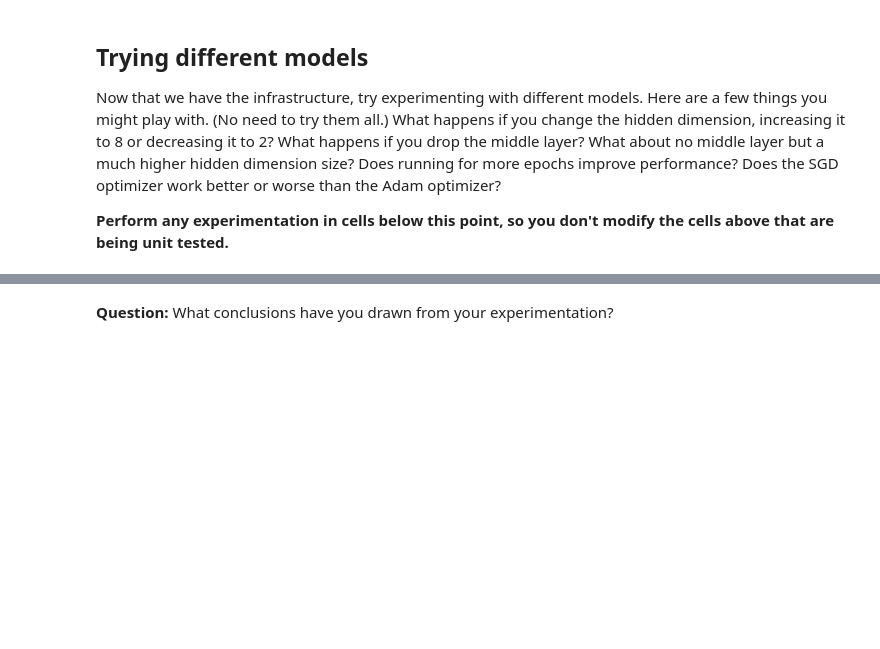
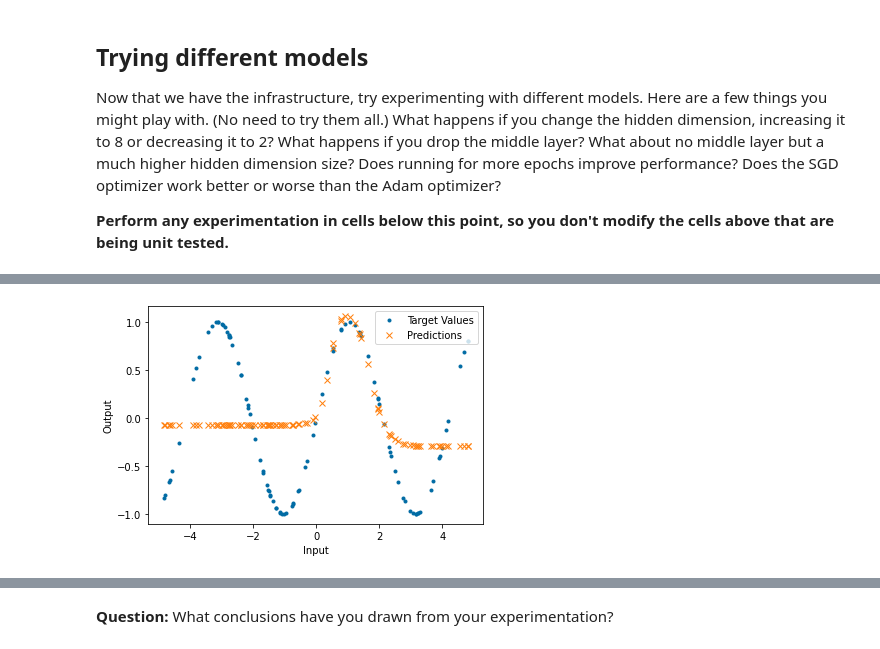
Before and after one commit to mgilbert1/lab1-5, a Jupyter notebook: lab1-5.ipynb, the cells around one changed output, grey strips where cells are left out. Drawn from its saved outputs; the diff is of its cells as text; code cells hidden in the pictures; blank space fills up the shorter version.

```diff
--- a/lab1-5.ipynb
+++ b/lab1-5.ipynb
@@ -541,0 +641,8 @@ Now that we have the infrastructure, try experimenting with different models. He
+# %%
+model_hd2 = FFNN(2).to(device)
+model_hd2.reset_state()
+optim_hd2 = torch.optim.Adam(model_hd2.parameters(), lr = LEARNING_RATE)
+train_model(model_hd2, criterion, optim_hd2, train_data)
+loss, predictions = eval_model(model_hd2, criterion, test_data)
+visualize_predictions(test_data, predictions)
+# %% [output]
@@ -541,0 +666 @@ Now that we have the infrastructure, try experimenting with different models. He
+[figure, added]
```
Also changed, not shown: parts of 38 cells of this notebook, 3 other files.
